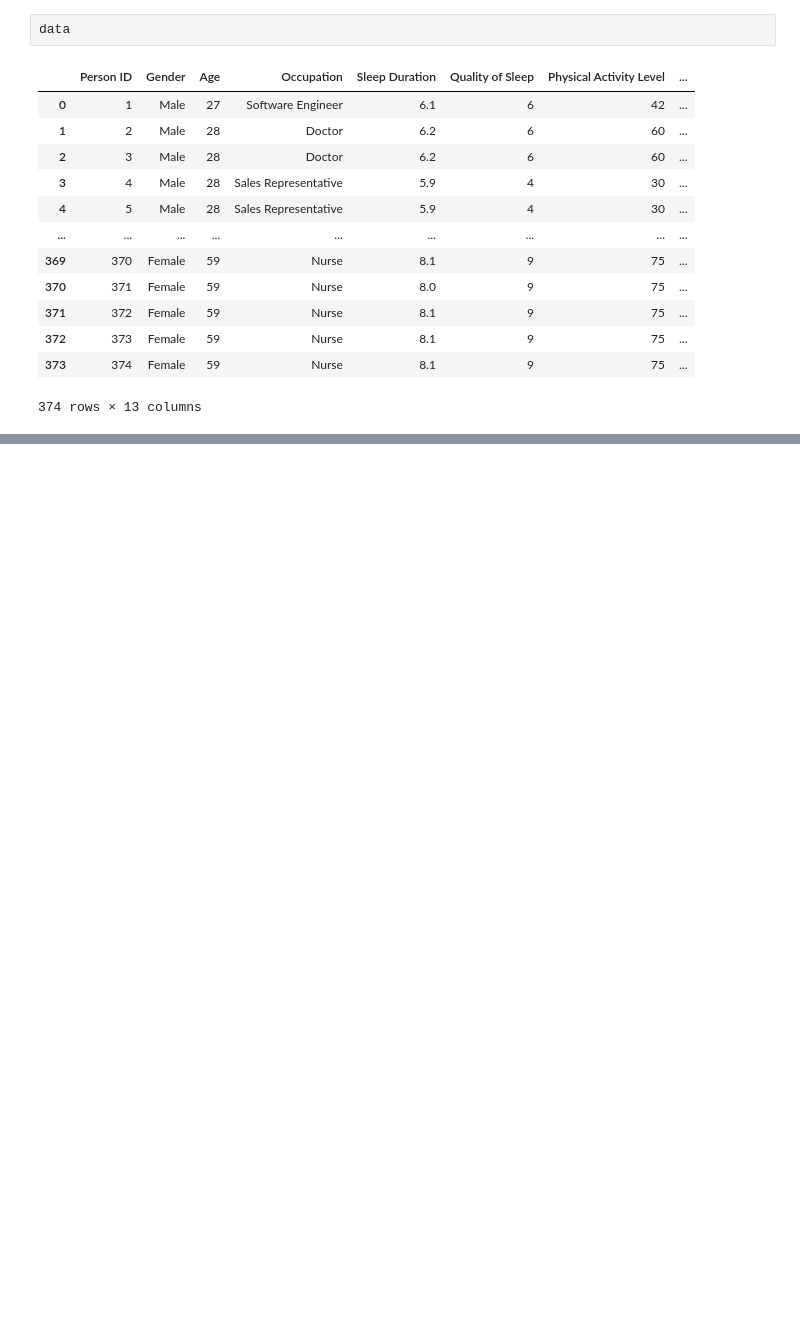
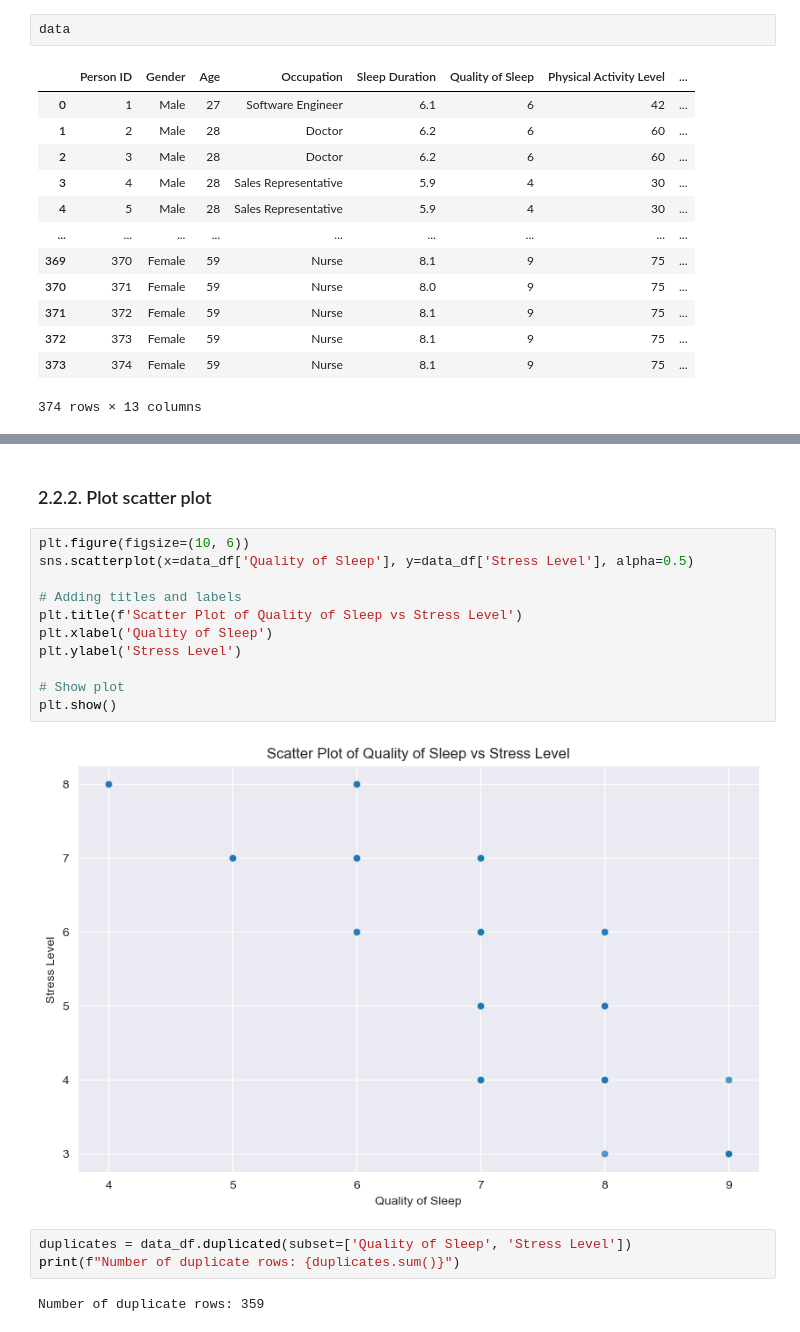
Before and after one commit to legiahanphamm/mas291, a Jupyter notebook: mas291/notebooks/main.ipynb, the cells around one changed output, grey strips where cells are left out. Saved outputs shown, nothing was run; the diff lists cells and outputs as text; blank space fills up the shorter version.

```diff
--- a/mas291/notebooks/main.ipynb
+++ b/mas291/notebooks/main.ipynb
@@ -34,0 +188,20 @@ data
+# %% [markdown]
+### 2.2.2. Plot scatter plot
+# %%
+plt.figure(figsize=(10, 6))
+sns.scatterplot(x=data_df['Quality of Sleep'], y=data_df['Stress Level'], alpha=0.5)
+
+# Adding titles and labels
+plt.title(f'Scatter Plot of Quality of Sleep vs Stress Level')
+plt.xlabel('Quality of Sleep')
+plt.ylabel('Stress Level')
+
+# Show plot
+plt.show()
+# %% [output]
+[figure, added]
+# %%
+duplicates = data_df.duplicated(subset=['Quality of Sleep', 'Stress Level'])
+print(f"Number of duplicate rows: {duplicates.sum()}")
+# %% [output]
+Number of duplicate rows: 359
```
Also changed, not shown: parts of 14 cells of this notebook, 1 other file.
